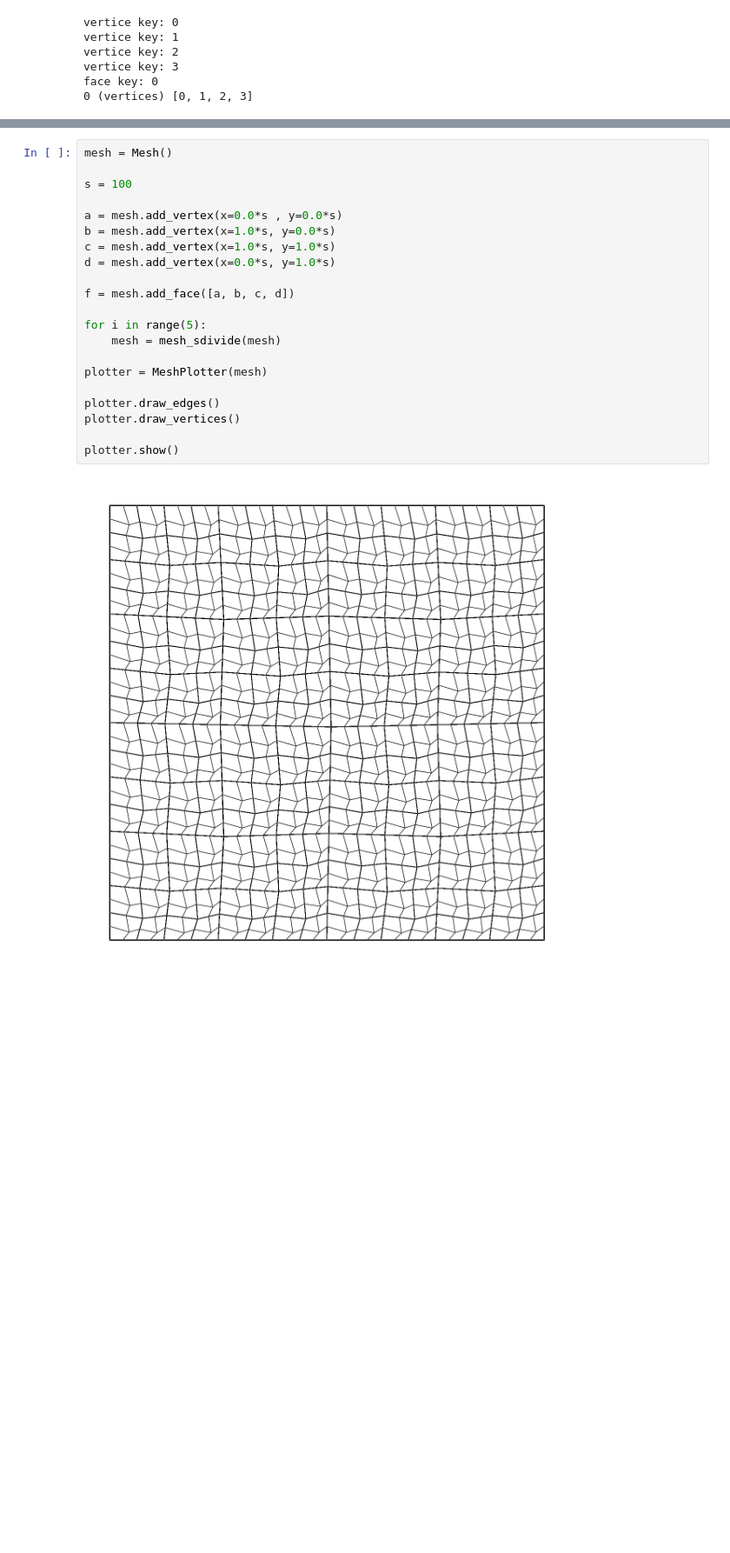
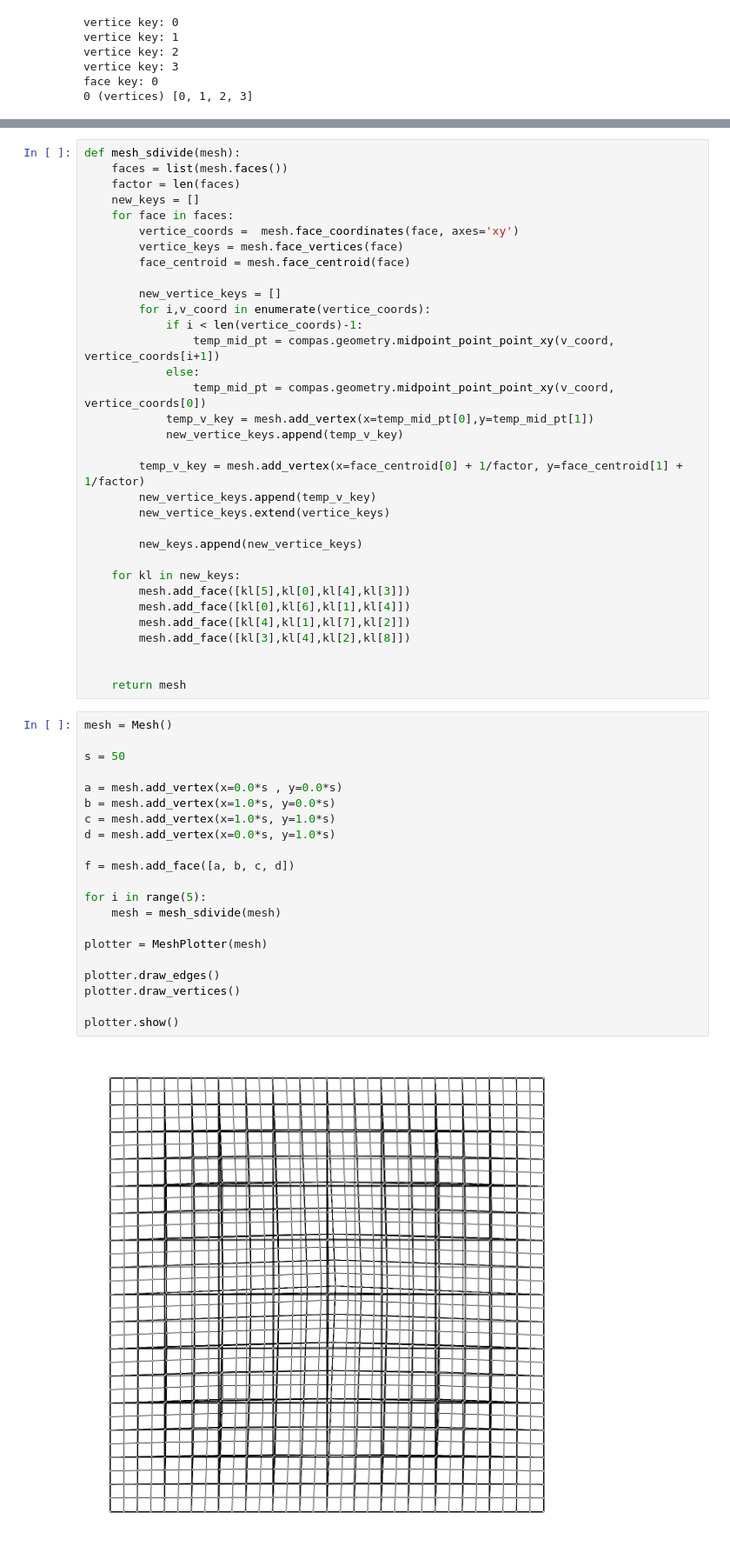
Before and after one commit to DavidJenny/notebooks, a Jupyter notebook: notebooks/190923_simple_subdivision_dj.ipynb, the cells around one changed output, grey strips where cells are left out. Shown: that part at 87% size. Drawn from its saved outputs; the diff is of its cells as text; blank space fills up the shorter version.

Commit message:
improved sdivide notebook

```diff
--- a/notebooks/190923_simple_subdivision_dj.ipynb
+++ b/notebooks/190923_simple_subdivision_dj.ipynb
@@ -94,23 +36,56 @@ def mesh_sdivide(mesh):
+# %%
+def mesh_sdivide(mesh):
+    faces = list(mesh.faces())
+    factor = len(faces)
+    new_keys = []
+    for face in faces:
+        vertice_coords =  mesh.face_coordinates(face, axes='xy')
+        vertice_keys = mesh.face_vertices(face)
+        face_centroid = mesh.face_centroid(face)
+
+        new_vertice_keys = []
+        for i,v_coord in enumerate(vertice_coords):
+            if i < len(vertice_coords)-1:
+                temp_mid_pt = compas.geometry.midpoint_point_point_xy(v_coord, vertice_coords[i+1])
+            else:
+                temp_mid_pt = compas.geometry.midpoint_point_point_xy(v_coord, vertice_coords[0])
+            temp_v_key = mesh.add_vertex(x=temp_mid_pt[0],y=temp_mid_pt[1])
+            new_vertice_keys.append(temp_v_key)
+
+        temp_v_key = mesh.add_vertex(x=face_centroid[0] + 1/factor, y=face_centroid[1] + 1/factor)
+        new_vertice_keys.append(temp_v_key)
+        new_vertice_keys.extend(vertice_keys)
+
+        new_keys.append(new_vertice_keys)
+
+    for kl in new_keys:
+        mesh.add_face([kl[5],kl[0],kl[4],kl[3]])
+        mesh.add_face([kl[0],kl[6],kl[1],kl[4]])
+        mesh.add_face([kl[4],kl[1],kl[7],kl[2]])
+        mesh.add_face([kl[3],kl[4],kl[2],kl[8]])
+
+
+    return mesh
 # %%
 mesh = Mesh()
 
-s = 100
+s = 50
 
 a = mesh.add_vertex(x=0.0*s , y=0.0*s)
 b = mesh.add_vertex(x=1.0*s, y=0.0*s)
 c = mesh.add_vertex(x=1.0*s, y=1.0*s)
 d = mesh.add_vertex(x=0.0*s, y=1.0*s)
 
 f = mesh.add_face([a, b, c, d])
 
 for i in range(5):
     mesh = mesh_sdivide(mesh)
 
 plotter = MeshPlotter(mesh)
 
 plotter.draw_edges()
 plotter.draw_vertices()
 
 plotter.show()
 # %% [output]
-[figure, old version]
+[figure, new version]
```
Also changed, not shown: parts of 2 cells of this notebook, 6 other files.
